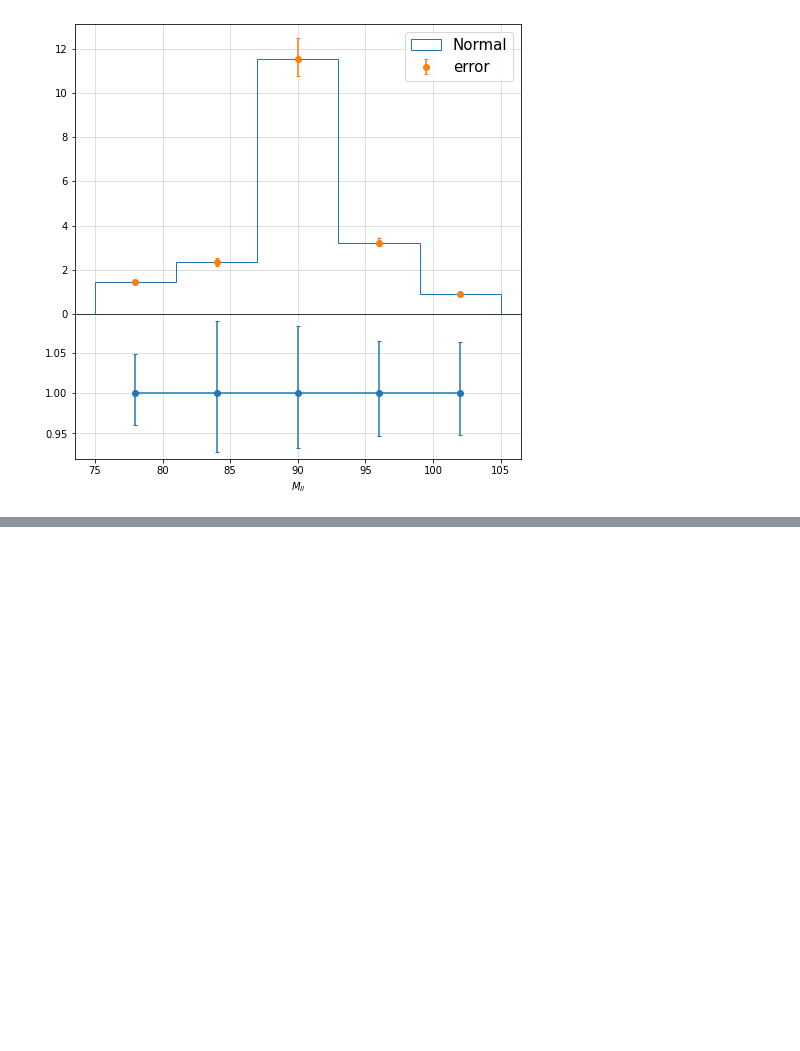
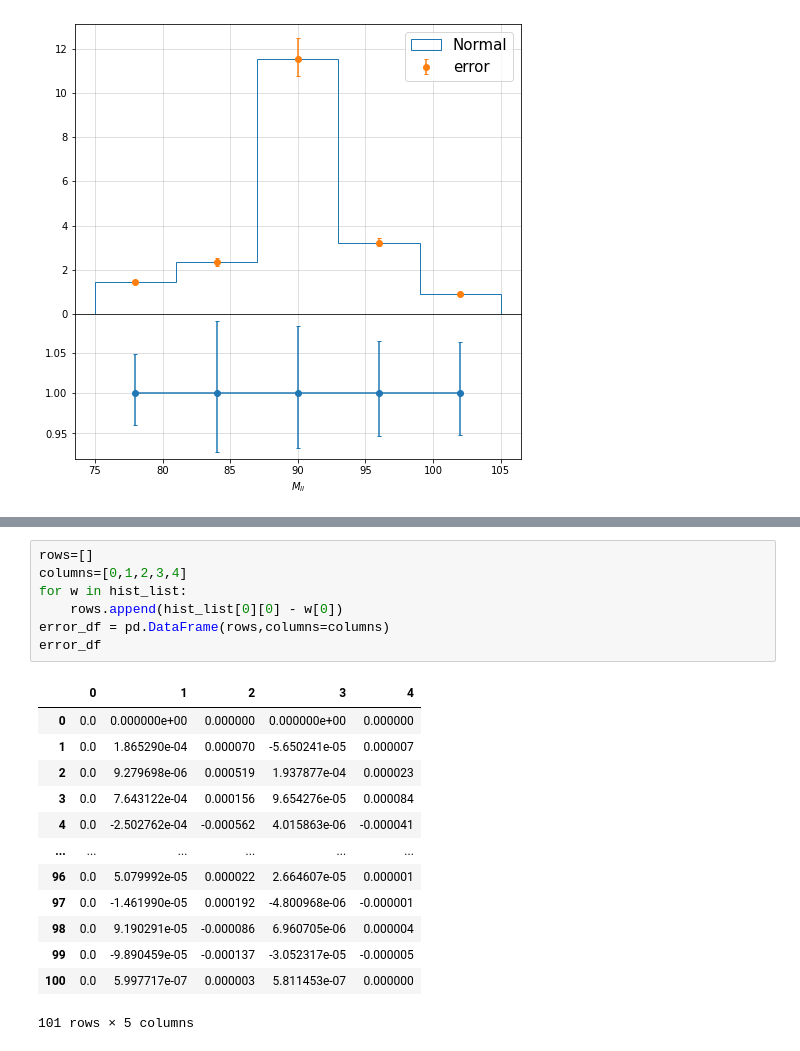
Before and after one commit to JW-corp/nanoAOD-WVG, a Jupyter notebook: plot/Scale_PDF_Unc.ipynb, the cells around one changed output, grey strips where cells are left out. Drawn from its saved outputs; the diff is of its cells as text; blank space fills up the shorter version.

```diff
--- a/plot/Scale_PDF_Unc.ipynb
+++ b/plot/Scale_PDF_Unc.ipynb
@@ -568,0 +589,21 @@ plt.plot()
+# %%
+rows=[]
+columns=[0,1,2,3,4]
+for w in hist_list:
+    rows.append(hist_list[0][0] - w[0])
+error_df = pd.DataFrame(rows,columns=columns)
+error_df
+# %% [output]
+|  | 0 | 1 | 2 | 3 | 4 |
+| 0 | 0.0 | 0.000000e+00 | 0.000000 | 0.000000e+00 | 0.000000 |
+| 1 | 0.0 | 1.865290e-04 | 0.000070 | -5.650241e-05 | 0.000007 |
+| 2 | 0.0 | 9.279698e-06 | 0.000519 | 1.937877e-04 | 0.000023 |
+| 3 | 0.0 | 7.643122e-04 | 0.000156 | 9.654276e-05 | 0.000084 |
+| 4 | 0.0 | -2.502762e-04 | -0.000562 | 4.015863e-06 | -0.000041 |
+| ... | ... | ... | ... | ... | ... |
+| 96 | 0.0 | 5.079992e-05 | 0.000022 | 2.664607e-05 | 0.000001 |
+| 97 | 0.0 | -1.461990e-05 | 0.000192 | -4.800968e-06 | -0.000001 |
+| 98 | 0.0 | 9.190291e-05 | -0.000086 | 6.960705e-06 | 0.000004 |
+| 99 | 0.0 | -9.890459e-05 | -0.000137 | -3.052317e-05 | -0.000005 |
+| 100 | 0.0 | 5.997717e-07 | 0.000003 | 5.811453e-07 | 0.000000 |
+101 rows × 5 columns
```
Also changed, not shown: parts of 20 cells of this notebook.
